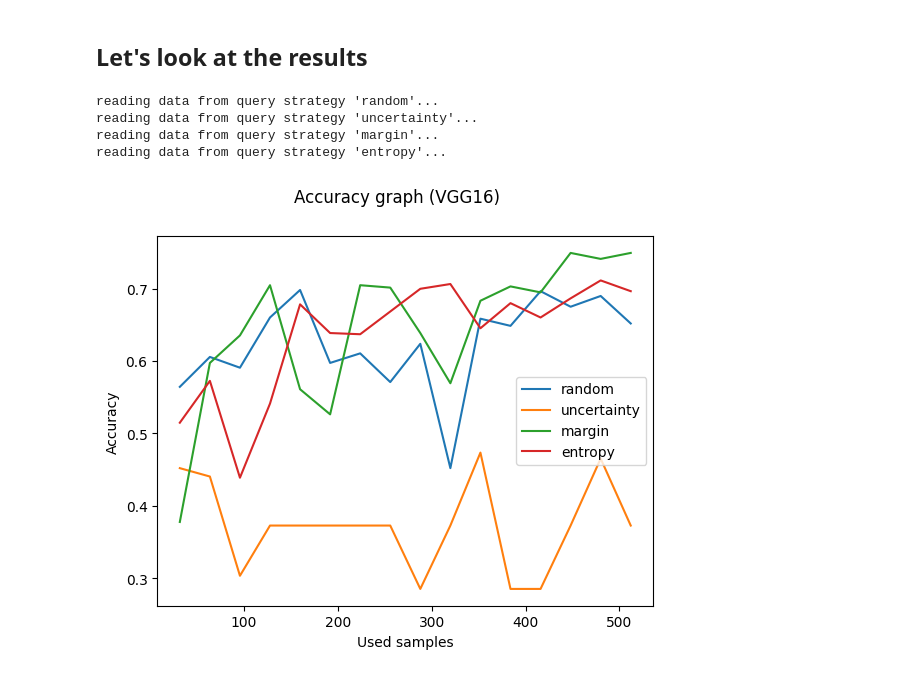
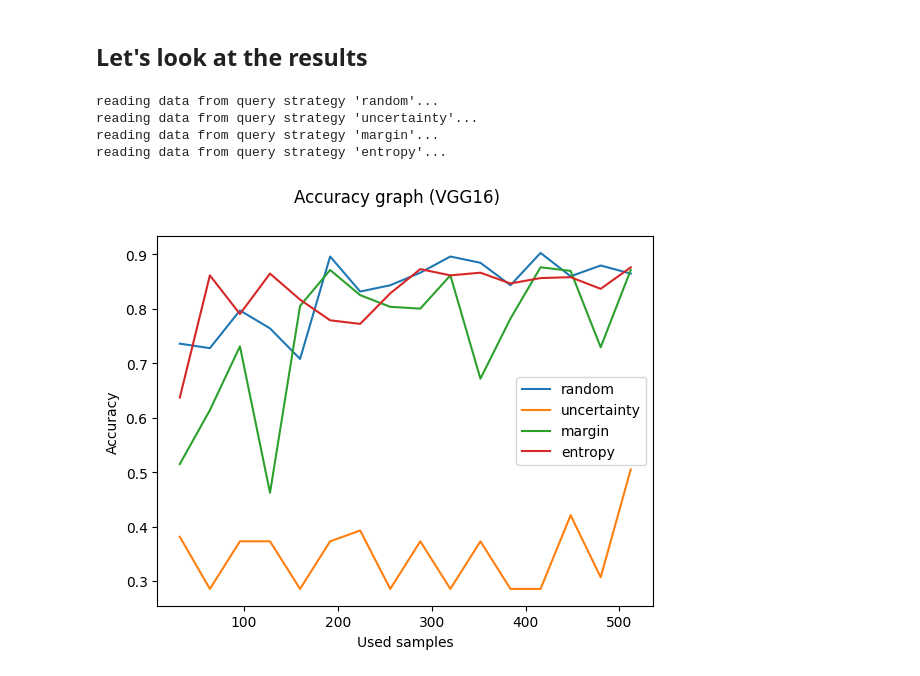
Before and after one commit to QuintenVervynck/Active-Machine-Learning-Lung-Scans, a Jupyter notebook: notebooks/00_testbook.ipynb, the cells around one changed output. Cells and saved outputs as stored; diff of their text form; code cells hidden in the pictures.

Commit message:
added new dataset w enhanced and ran dataset and enhanced to compare to eachother in notebook 00

```diff
--- a/notebooks/00_testbook.ipynb
+++ b/notebooks/00_testbook.ipynb
@@ -71,36 +71,37 @@ from lib.activelearner import ActiveLearner
 OKCYAN = '\033[96m'
 ENDC = '\033[0m'
 
-for i, (name, qs) in enumerate(qss):
-    time_start = time.time()
+for dataset in [ds1, ds2]:
+    for i, (name, qs) in enumerate(qss):
+        time_start = time.time()
 
-    accs = []
+        accs = []
 
-    active_learner = ActiveLearner(dataset, architecture="vgg16").with_params(epochs, batch_size)
+        active_learner = ActiveLearner(dataset, architecture="vgg16").with_params(epochs, batch_size)
 
-    for j, max_imgs in enumerate(steps):
-        time_round_start = time.time()
-        print(f"{OKCYAN}<{name} ({i+1}/{len(qss)}) | using {max_imgs} images ({j+1}/{len(steps)})>{ENDC}")
+        for j, max_imgs in enumerate(steps):
+            time_round_start = time.time()
+            print(f"{OKCYAN}<{name} ({i+1}/{len(qss)}) | using {max_imgs} images ({j+1}/{len(steps)})>{ENDC}")
 
-        # select less samples if we can't select the full query_size anymore
-        n = min([query_size, (max_imgs - sum(active_learner.used))])
+            # select less samples if we can't select the full query_size anymore
+            n = min([query_size, (max_imgs - sum(active_learner.used))])
 
-        # select samples
-        active_learner.select_samples(qs, n)
+            # select samples
+            active_learner.select_samples(qs, n)
 
-        # train the model
-        active_learner.train()
+            # train the model
+            active_learner.train()
 
-        # test the model
-        active_learner.test()
+            # test the model
+            active_learner.test()
 
-        # save metrics to file
-        with open(f"results/al_learn/{name}/checkpoints.txt", "a") as f:
-            f.write(f"{str(active_learner)}\n")
+            # save metrics to file
+            with open(f"results/{dataset.path}/{name}/checkpoints.txt", "a") as f:
+                f.write(f"{str(active_learner)}\n")
 
-        time_round = int(time.time() - time_round_start) // 60
-        time_total = int(time.time() - time_start) // 60
+            time_round = int(time.time() - time_round_start) // 60
+            time_total = int(time.time() - time_start) // 60
 
-        print(f"{OKCYAN}----> finished round in {time_round} mins  (total run time for {name}: {time_total} mins){ENDC}")
+            print(f"{OKCYAN}----> finished round in {time_round} mins  (total run time for {name}: {time_total} mins){ENDC}")
 # %% [output]
 Metal device set to: Apple M1 Pro
@@ -158,23 +159,23 @@ model: selecting 32 imgs...
 # %%
 from matplotlib import pyplot as plt
 
 plt.suptitle("Accuracy graph (VGG16)")
 plt.xlabel("Used samples")
 plt.ylabel("Accuracy")
 
 for (name, _) in qss:
     print(f"reading data from query strategy '{name}'...")
     values = []
-    with open(f"results/al_learn/{name}/checkpoints.txt", "r") as file:
+    with open(f"results/dataset/{name}/checkpoints.txt", "r") as file:
         for line in file:
             line = line.split('|')
             values.append(float(line[-2]))
     plt.plot(steps, values, label=name)
 plt.legend()
 plt.show()
 # %% [output]
 reading data from query strategy 'random'...
 reading data from query strategy 'uncertainty'...
 reading data from query strategy 'margin'...
 reading data from query strategy 'entropy'...
-[figure, old version]
+[figure, new version]
```
Also changed, not shown: parts of 13 cells of this notebook, 2 other files.
